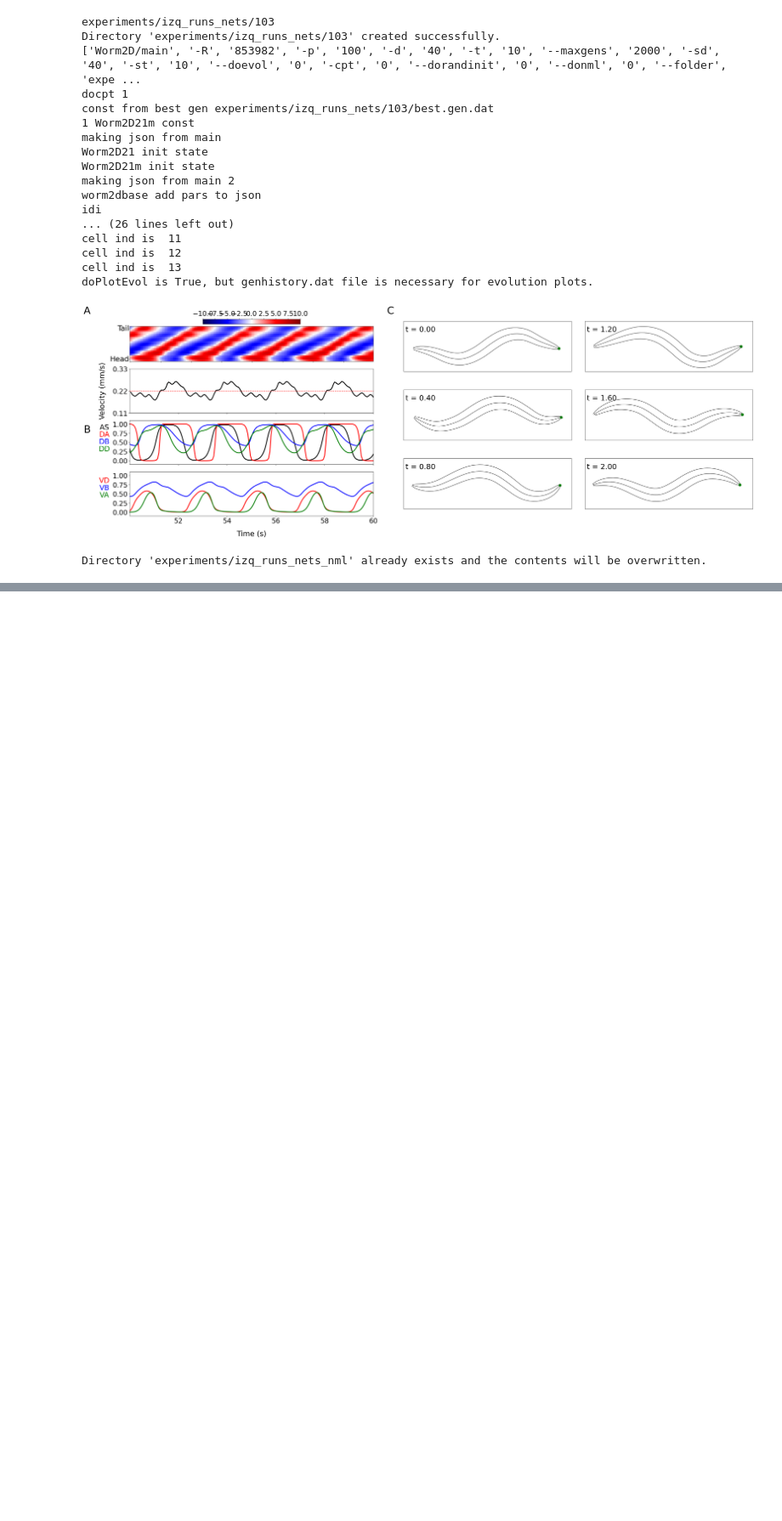
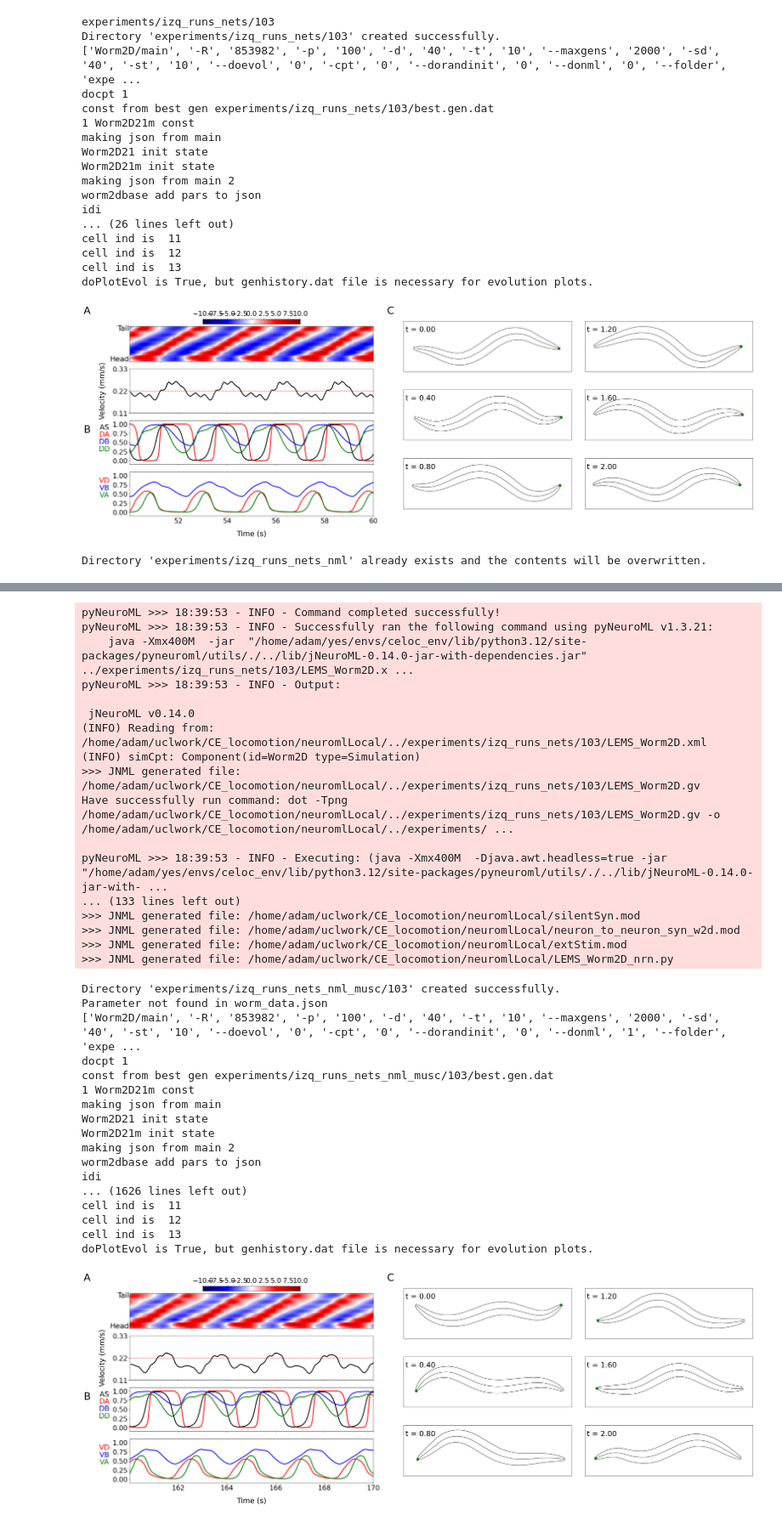
Before and after one commit to openworm/CE_locomotion, a Jupyter notebook: izq21_sims.ipynb, the cells around one changed output, grey strips where cells are left out. Shown at 85% size. Saved outputs shown, nothing was run; the diff lists cells and outputs as text; code cells hidden in the pictures; blank space fills up the shorter version.

```diff
--- a/izq21_sims.ipynb
+++ b/izq21_sims.ipynb
@@ -213,0 +236,27 @@ TypeError: stat: path should be string, bytes, os.PathLike or integer, not tuple
+# %%
+doMuscles = True
+for output_folder, output_folder_nml_musc in zip(out_path_list, out_path_list_nml_musc):
+    print(output_folder_nml_musc)
+    try:
+        os.chdir("./neuromlLocal")
+    except Exception:
+        print("Can't change to neuromlLocal.")
+        print(sys.exc_info())
+
+    regenerate_run(folder="../" + output_folder, doMuscles=doMuscles)
+    os.chdir("../")
+
+    run(
+        outputFolderName=output_folder_nml_musc,
+        inputFolderName=output_folder,
+        modelName="Net21",
+        modelFolder="Worm2D",
+        doEvol=False,
+        overwrite=True,
+        doNML=True,
+        doMuscSim=doMuscles,
+        duration=duration,
+        transient=transient,
+        RandSeed=853982,
+    )
+# %% [output]
@@ -213,0 +353,35 @@ TypeError: stat: path should be string, bytes, os.PathLike or integer, not tuple
+pyNeuroML >>> 18:39:53 - INFO - Command completed successfully!
+pyNeuroML >>> 18:39:53 - INFO - Successfully ran the following command using pyNeuroML v1.3.21:
+    java -Xmx400M  -jar  "/home/adam/yes/envs/celoc_env/lib/python3.12/site-packages/pyneuroml/utils/./../lib/jNeuroML-0.14.0-jar-with-dependencies.jar"  ../experiments/izq_runs_nets/103/LEMS_Worm2D.x ...
+pyNeuroML >>> 18:39:53 - INFO - Output:
+
+ jNeuroML v0.14.0
+(INFO) Reading from: /home/adam/uclwork/CE_locomotion/neuromlLocal/../experiments/izq_runs_nets/103/LEMS_Worm2D.xml
+(INFO) simCpt: Component(id=Worm2D type=Simulation)
+>>> JNML generated file: /home/adam/uclwork/CE_locomotion/neuromlLocal/../experiments/izq_runs_nets/103/LEMS_Worm2D.gv
+Have successfully run command: dot -Tpng  /home/adam/uclwork/CE_locomotion/neuromlLocal/../experiments/izq_runs_nets/103/LEMS_Worm2D.gv -o /home/adam/uclwork/CE_locomotion/neuromlLocal/../experiments/ ...
+
+pyNeuroML >>> 18:39:53 - INFO - Executing: (java -Xmx400M  -Djava.awt.headless=true -jar  "/home/adam/yes/envs/celoc_env/lib/python3.12/site-packages/pyneuroml/utils/./../lib/jNeuroML-0.14.0-jar-with- ...
+... (133 lines left out)
+>>> JNML generated file: /home/adam/uclwork/CE_locomotion/neuromlLocal/silentSyn.mod
+>>> JNML generated file: /home/adam/uclwork/CE_locomotion/neuromlLocal/neuron_to_neuron_syn_w2d.mod
+>>> JNML generated file: /home/adam/uclwork/CE_locomotion/neuromlLocal/extStim.mod
+>>> JNML generated file: /home/adam/uclwork/CE_locomotion/neuromlLocal/LEMS_Worm2D_nrn.py
+Directory 'experiments/izq_runs_nets_nml_musc/103' created successfully.
+Parameter not found in worm_data.json
+['Worm2D/main', '-R', '853982', '-p', '100', '-d', '40', '-t', '10', '--maxgens', '2000', '-sd', '40', '-st', '10', '--doevol', '0', '-cpt', '0', '--dorandinit', '0', '--donml', '1', '--folder', 'expe ...
+docpt 1
+const from best gen experiments/izq_runs_nets_nml_musc/103/best.gen.dat
+1 Worm2D21m const
+making json from main
+Worm2D21 init state
+Worm2D21m init state
+making json from main 2
+worm2dbase add pars to json
+idi
+... (1626 lines left out)
+cell ind is  11
+cell ind is  12
+cell ind is  13
+doPlotEvol is True, but genhistory.dat file is necessary for evolution plots.
+[figure, added]
```
Also changed, not shown: parts of 4 cells of this notebook, 1 other file.
